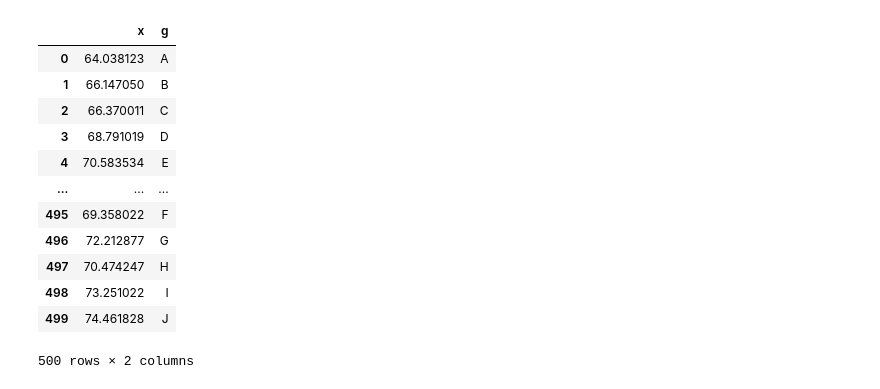
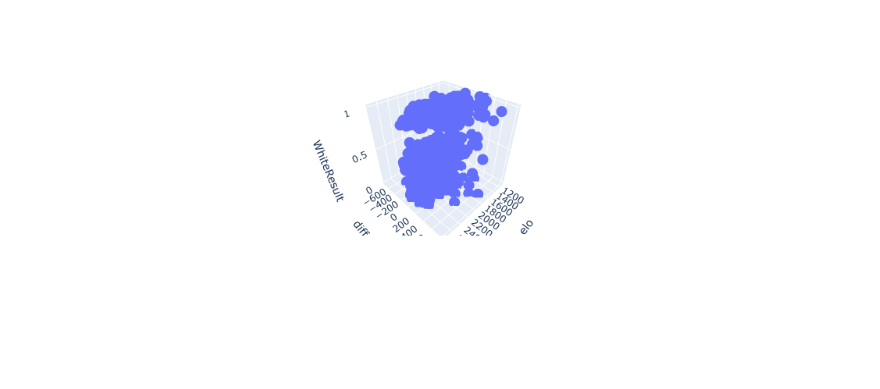
Before and after one commit to nomeutentepippo/chess_db_analyzer, a Jupyter notebook: process_data.ipynb, the cells around one changed output. Drawn from its saved outputs; the diff is of its cells as text; code cells hidden in the pictures; blank space fills up the shorter version.

```diff
--- a/process_data.ipynb
+++ b/process_data.ipynb
@@ -288,16 +196,6 @@ g.despine(bottom=True, left=True)
-# %%
-df
-# %% [output]
-|  | x | g |
-| 0 | 64.038123 | A |
-| 1 | 66.147050 | B |
-| 2 | 66.370011 | C |
-| 3 | 68.791019 | D |
-| 4 | 70.583534 | E |
-| ... | ... | ... |
-| 495 | 69.358022 | F |
-| 496 | 72.212877 | G |
-| 497 | 70.474247 | H |
-| 498 | 73.251022 | I |
-| 499 | 74.461828 | J |
-500 rows × 2 columns
+# %%
+import plotly.express as px
+fig = px.scatter_3d(df.sample(1000), x='avg_elo', y='diff_elo', z='WhiteResult')#, color='species')
+fig.show()
+# %% [output]
+[figure, added]
```
Also changed, not shown: parts of 25 cells of this notebook.
